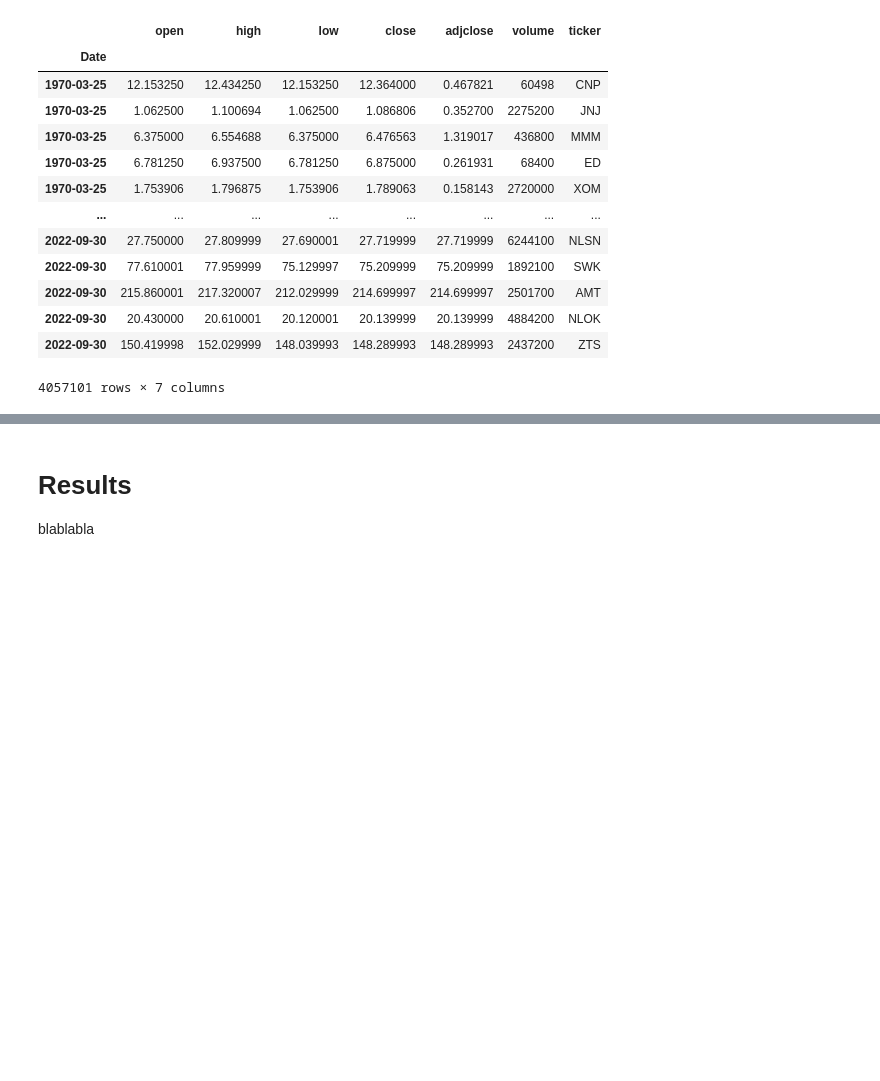
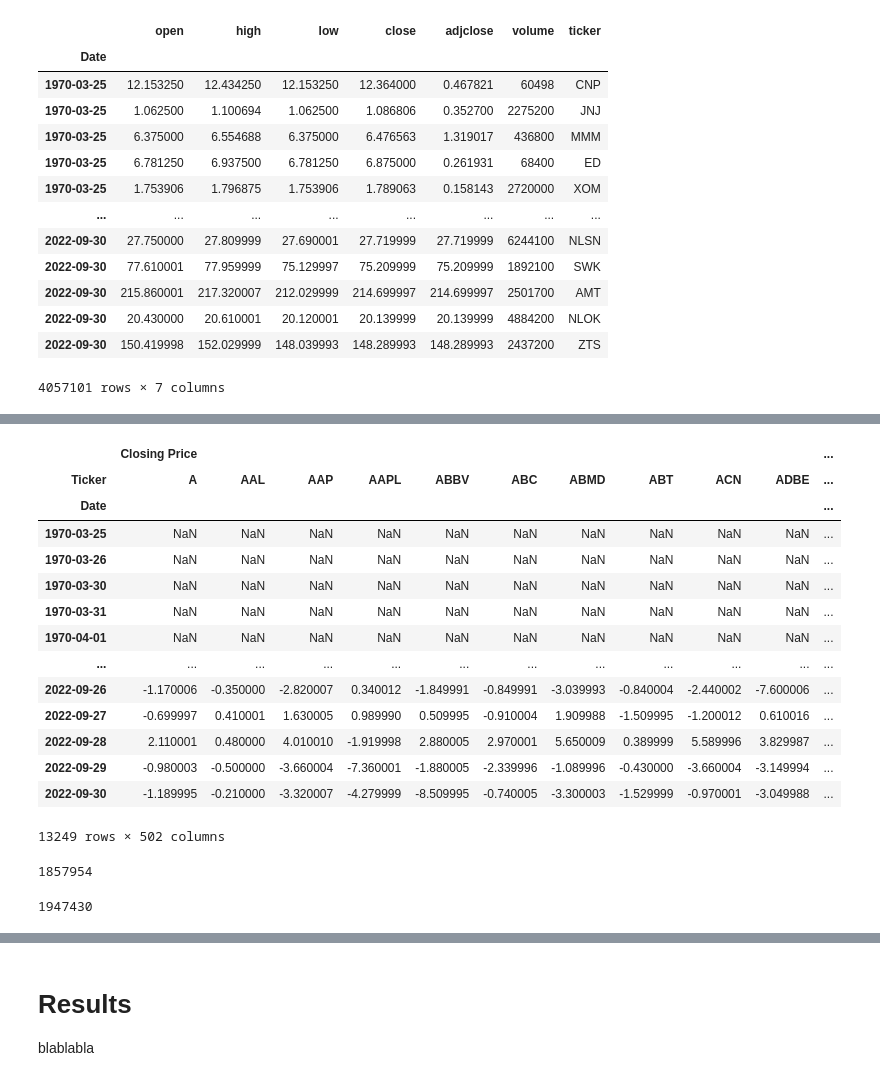
Before and after one commit to kiazydjan/ycng228-project, a Jupyter notebook: Scripts/Data Exploration.ipynb, the cells around one changed output, grey strips where cells are left out. Cells and saved outputs as stored; diff of their text form; code cells hidden in the pictures; blank space fills up the shorter version.

```diff
--- a/Scripts/Data Exploration.ipynb
+++ b/Scripts/Data Exploration.ipynb
@@ -47,0 +230,28 @@ display(df)
+# %%
+# display(df)
+df_delta = df.diff()
+display(df_delta)
+# %% [output]
+|  | Closing Price |  |  |  |  |  |  |  |  |  | ... |
+| Ticker | A | AAL | AAP | AAPL | ABBV | ABC | ABMD | ABT | ACN | ADBE | ... |
+| Date |  |  |  |  |  |  |  |  |  |  | ... |
+| 1970-03-25 | NaN | NaN | NaN | NaN | NaN | NaN | NaN | NaN | NaN | NaN | ... |
+| 1970-03-26 | NaN | NaN | NaN | NaN | NaN | NaN | NaN | NaN | NaN | NaN | ... |
+| 1970-03-30 | NaN | NaN | NaN | NaN | NaN | NaN | NaN | NaN | NaN | NaN | ... |
+| 1970-03-31 | NaN | NaN | NaN | NaN | NaN | NaN | NaN | NaN | NaN | NaN | ... |
+| 1970-04-01 | NaN | NaN | NaN | NaN | NaN | NaN | NaN | NaN | NaN | NaN | ... |
+| ... | ... | ... | ... | ... | ... | ... | ... | ... | ... | ... | ... |
+| 2022-09-26 | -1.170006 | -0.350000 | -2.820007 | 0.340012 | -1.849991 | -0.849991 | -3.039993 | -0.840004 | -2.440002 | -7.600006 | ... |
+| 2022-09-27 | -0.699997 | 0.410001 | 1.630005 | 0.989990 | 0.509995 | -0.910004 | 1.909988 | -1.509995 | -1.200012 | 0.610016 | ... |
+| 2022-09-28 | 2.110001 | 0.480000 | 4.010010 | -1.919998 | 2.880005 | 2.970001 | 5.650009 | 0.389999 | 5.589996 | 3.829987 | ... |
+| 2022-09-29 | -0.980003 | -0.500000 | -3.660004 | -7.360001 | -1.880005 | -2.339996 | -1.089996 | -0.430000 | -3.660004 | -3.149994 | ... |
+| 2022-09-30 | -1.189995 | -0.210000 | -3.320007 | -4.279999 | -8.509995 | -0.740005 | -3.300003 | -1.529999 | -0.970001 | -3.049988 | ... |
+13249 rows × 502 columns
+# %%
+(df_delta < 0).sum().sum()
+# %% [output]
+1857954
+# %%
+(df_delta > 0).sum().sum()
+# %% [output]
+1947430
```
Also changed, not shown: parts of 27 cells of this notebook, 6 other files.
